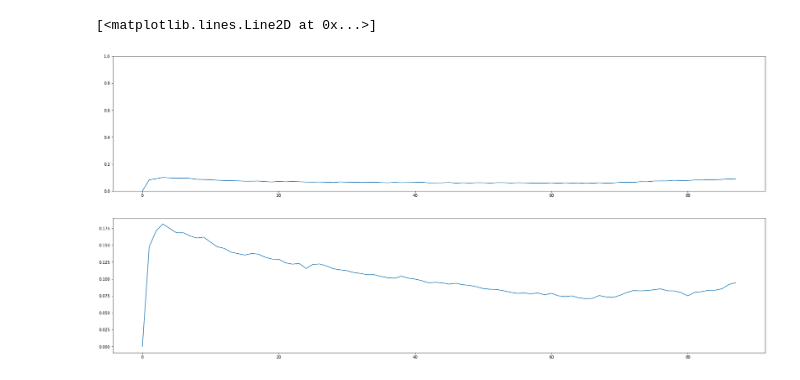
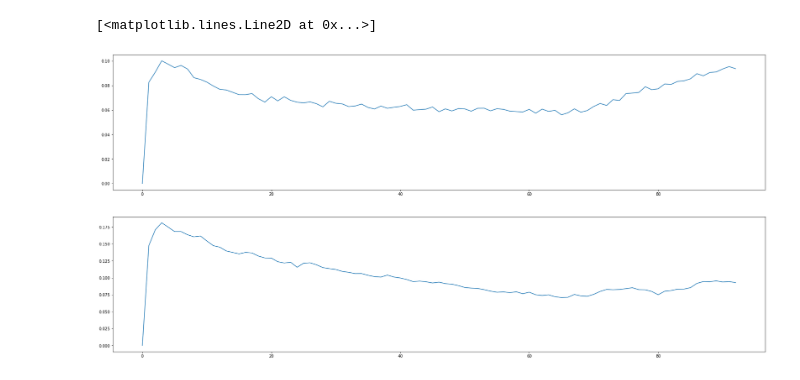
Before and after one commit to dercodeKoenig/trc-project, a Jupyter notebook: tx_small/visualization.ipynb, the cells around one changed output. Cells and saved outputs as stored; diff of their text form; code cells hidden in the pictures.

```diff
--- a/tx_small/visualization.ipynb
+++ b/tx_small/visualization.ipynb
@@ -91,34 +91,34 @@ ax.plot(s)
 # %%
 
 s=1
 #s2 = 30000
 
 file1 = open("logs/loss_log.txt")
 text = file1.read()
 file1.close()
 
 x = [float(x) for x in text.split("\n")[0:] if x != ""]
 weights = [m+1 for m in range(s)]
 x1=[np.average(x[i-s+1:i+1], weights = None)for i in tqdm(range(s,len(x)))]
 #x2=[np.average(x[max(0,i-s2+1):i+1])for i in tqdm(range(s,len(x)))]
 
 file1 = open("logs/qv_log.txt")
 text = file1.read()
 file1.close()
 
 y = [float(x) for x in text.split("\n")[0:] if x != ""]
 weights = [m+1 for m in range(s)]
 y1=[np.average(y[i-s+1:i+1], weights = None)for i in tqdm(range(s,len(y)))]
 
 clear_output()
 fig, ax = plt.subplots(2,1,figsize=(30,14))
-ax[0].set_ylim(0,1)
+#ax[0].set_ylim(0,1)
 ax[0].plot(x1)
 #ax[0].plot(x2)
 #ax[1].set_ylim(0,2)
 ax[1].plot(y1)
 # %% [output]
 [<matplotlib.lines.Line2D at 0x...>]
-[figure, old version]
+[figure, new version]
 # %%
 #plt.plot([100*1.02**x for x in range(30)])
```
Also changed, not shown: parts of 3 cells of this notebook, 2 other files.
